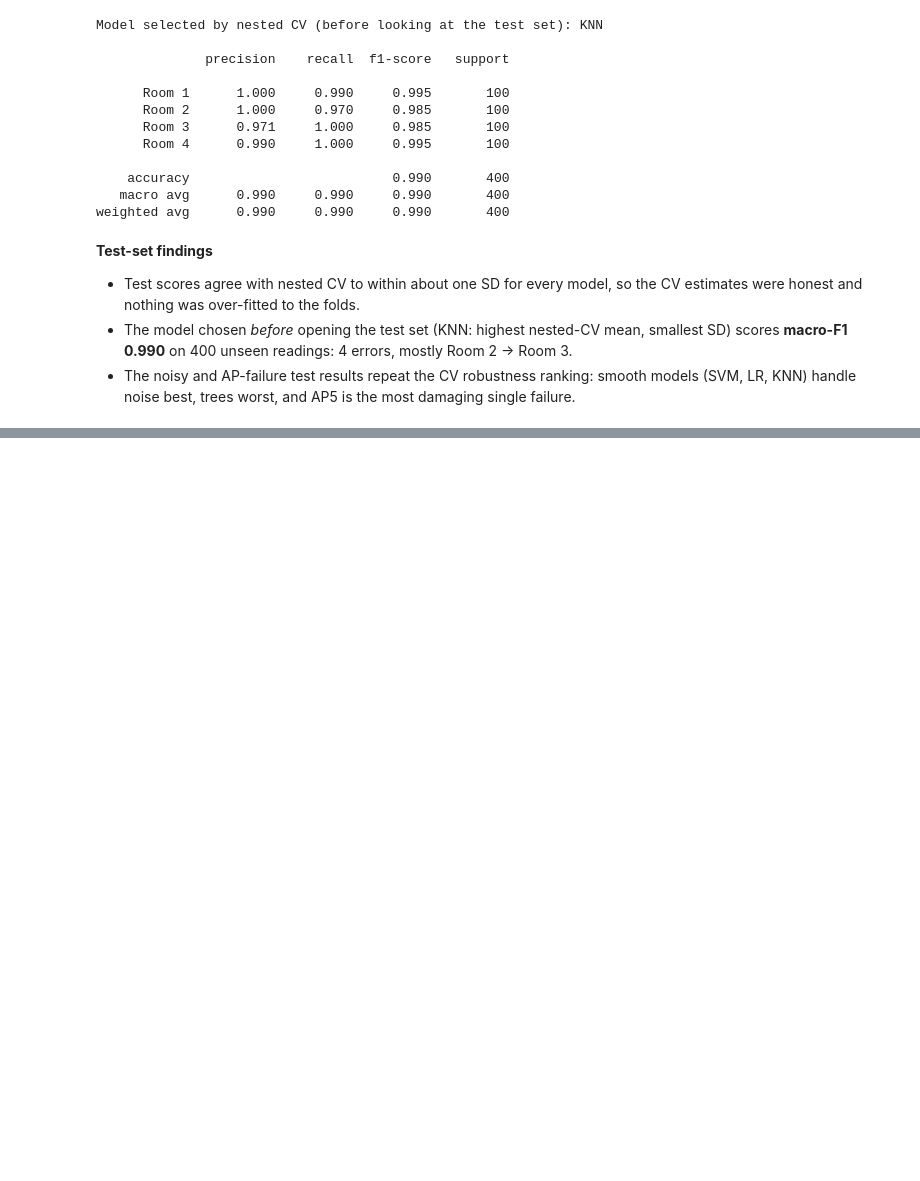
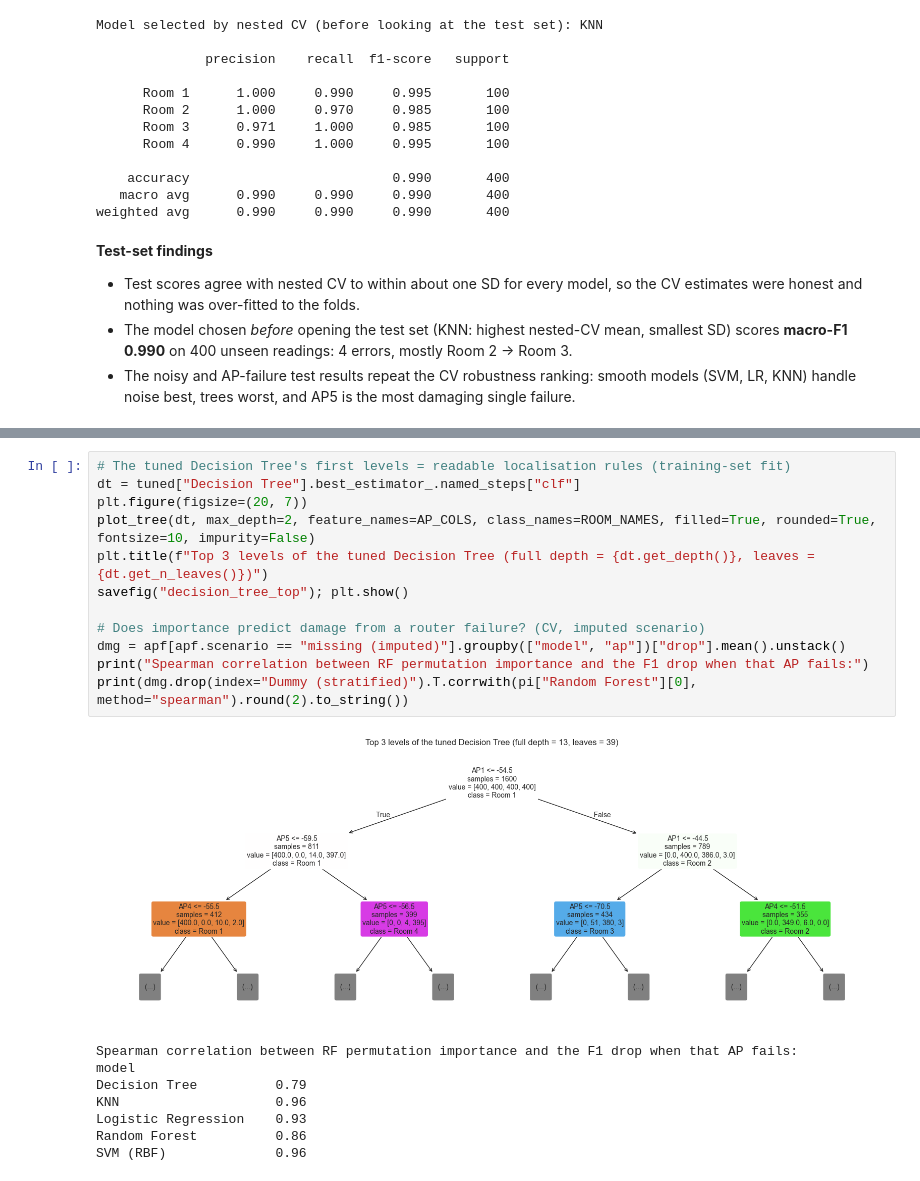
Before and after one commit to techshowdown123-creator/wifi-indoor-localisation, a Jupyter notebook: P6_WiFi_Localisation.ipynb, the cells around one changed output, grey strips where cells are left out. Saved outputs shown, nothing was run; the diff lists cells and outputs as text; blank space fills up the shorter version.

```diff
--- a/P6_WiFi_Localisation.ipynb
+++ b/P6_WiFi_Localisation.ipynb
@@ -717,0 +758,21 @@ weighted avg      0.990     0.990     0.990       400
+# %%
+# The tuned Decision Tree's first levels = readable localisation rules (training-set fit)
+dt = tuned["Decision Tree"].best_estimator_.named_steps["clf"]
+plt.figure(figsize=(20, 7))
+plot_tree(dt, max_depth=2, feature_names=AP_COLS, class_names=ROOM_NAMES, filled=True, rounded=True, fontsize=10, impurity=False)
+plt.title(f"Top 3 levels of the tuned Decision Tree (full depth = {dt.get_depth()}, leaves = {dt.get_n_leaves()})")
+savefig("decision_tree_top"); plt.show()
+
+# Does importance predict damage from a router failure? (CV, imputed scenario)
+dmg = apf[apf.scenario == "missing (imputed)"].groupby(["model", "ap"])["drop"].mean().unstack()
+print("Spearman correlation between RF permutation importance and the F1 drop when that AP fails:")
+print(dmg.drop(index="Dummy (stratified)").T.corrwith(pi["Random Forest"][0], method="spearman").round(2).to_string())
+# %% [output]
+[figure, added]
+Spearman correlation between RF permutation importance and the F1 drop when that AP fails:
+model
+Decision Tree          0.79
+KNN                    0.96
+Logistic Regression    0.93
+Random Forest          0.86
+SVM (RBF)              0.96
```
Also changed, not shown: parts of 7 cells of this notebook, 5 other files.
